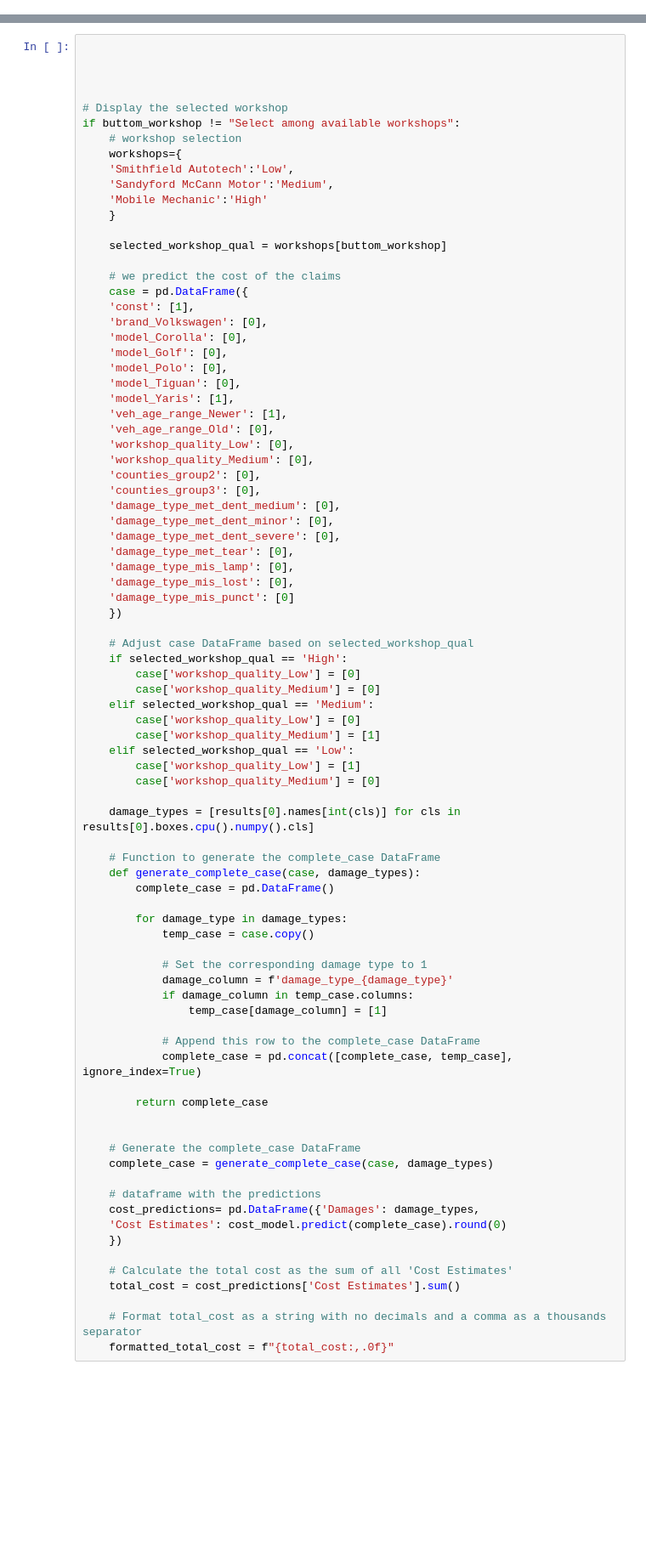
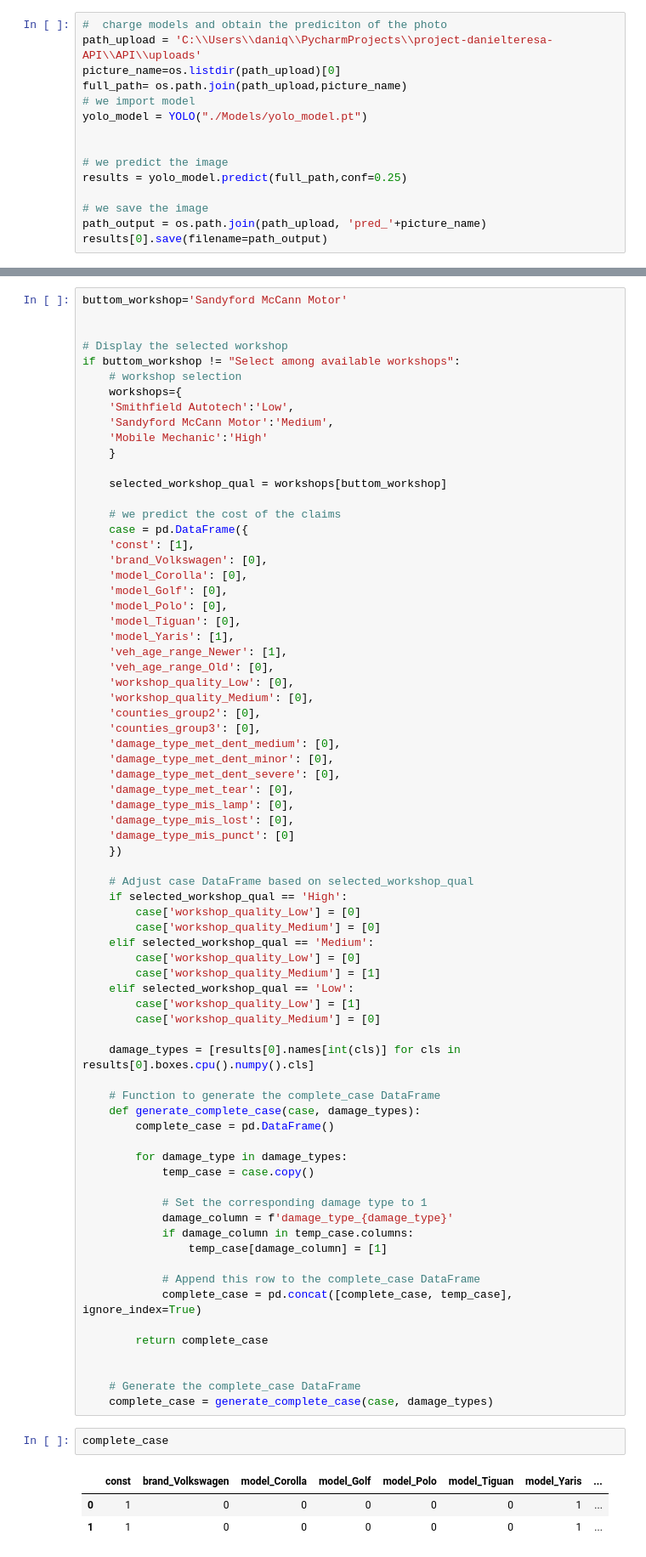
Before and after one commit to danielquesada89/project-danielteresa-API, a Jupyter notebook: prueba.ipynb, the cells around one changed output, grey strips where cells are left out. Shown at 85% size. Saved outputs shown, nothing was run; the diff lists cells and outputs as text; blank space fills up the shorter version.

Commit message:
changes model

```diff
--- a/prueba.ipynb
+++ b/prueba.ipynb
@@ -24,0 +381,15 @@ ModuleNotFoundError: No module named '_loss'
+# %%
+#  charge models and obtain the prediciton of the photo
+path_upload = 'C:\\Users\\daniq\\PycharmProjects\\project-danielteresa-API\\API\\uploads'
+picture_name=os.listdir(path_upload)[0]
+full_path= os.path.join(path_upload,picture_name)
+# we import model
+yolo_model = YOLO("./Models/yolo_model.pt")
+
+
+# we predict the image
+results = yolo_model.predict(full_path,conf=0.25)
+
+# we save the image
+path_output = os.path.join(path_upload, 'pred_'+picture_name)
+results[0].save(filename=path_output)
@@ -25,6 +400,5 @@ ModuleNotFoundError: No module named '_loss'
 # %%
-
-
+buttom_workshop='Sandyford McCann Motor'
 
 
 # Display the selected workshop
@@ -95,14 +469,9 @@ if buttom_workshop != "Select among available workshops":
 
     # Generate the complete_case DataFrame
     complete_case = generate_complete_case(case, damage_types)
-
-    # dataframe with the predictions
-    cost_predictions= pd.DataFrame({'Damages': damage_types,
-    'Cost Estimates': cost_model.predict(complete_case).round(0)
-    })
-
-    # Calculate the total cost as the sum of all 'Cost Estimates'
-    total_cost = cost_predictions['Cost Estimates'].sum()
-
-    # Format total_cost as a string with no decimals and a comma as a thousands separator
-    formatted_total_cost = f"{total_cost:,.0f}"
+# %%
+complete_case
+# %% [output]
+|  | const | brand_Volkswagen | model_Corolla | model_Golf | model_Polo | model_Tiguan | model_Yaris | ... |
+| 0 | 1 | 0 | 0 | 0 | 0 | 0 | 1 | ... |
+| 1 | 1 | 0 | 0 | 0 | 0 | 0 | 1 | ... |
```
Also changed, not shown: parts of 29 cells of this notebook, 5 other files.
